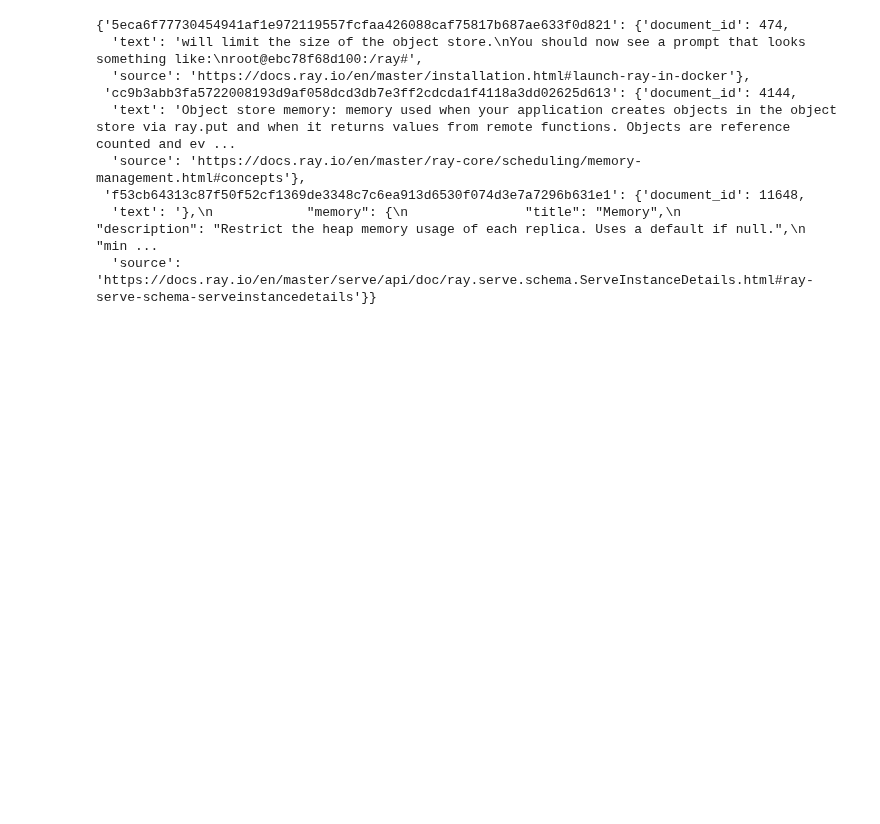
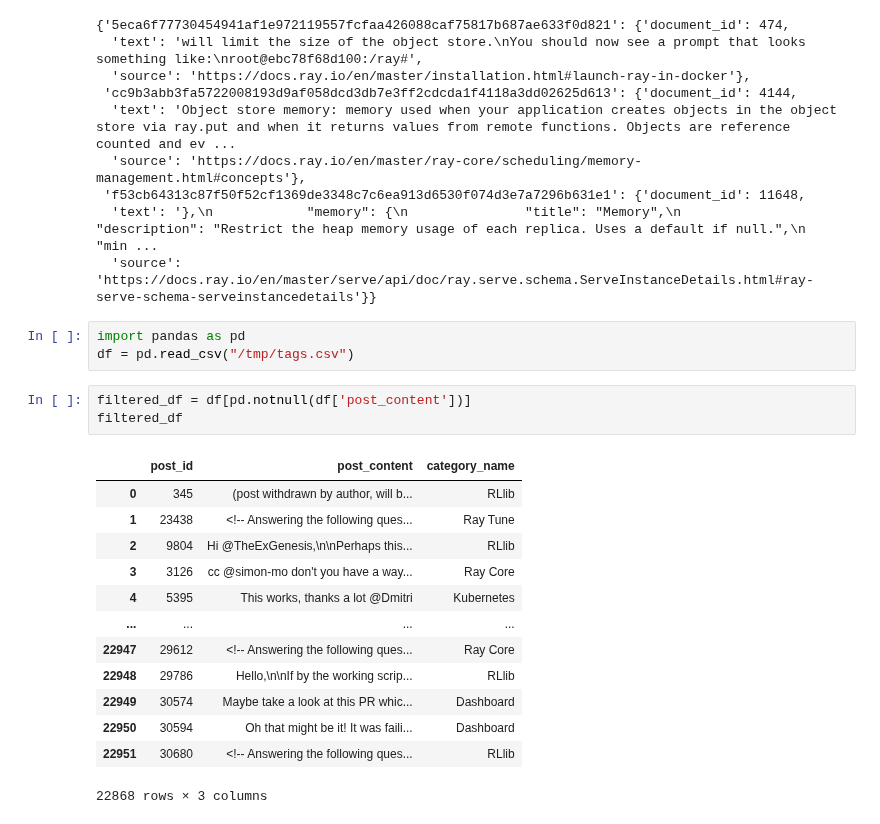
Before and after one commit to ray-project/llm-applications, a Jupyter notebook: notebooks/logging.ipynb, the cells around one changed output. Cells and saved outputs as stored; diff of their text form; blank space fills up the shorter version.

```diff
--- a/notebooks/logging.ipynb
+++ b/notebooks/logging.ipynb
@@ -145,3 +145,23 @@ rank("", documents)
  'f53cb64313c87f50f52cf1369de3348c7c6ea913d6530f074d3e7a7296b631e1': {'document_id': 11648,
   'text': '},\n            "memory": {\n               "title": "Memory",\n               "description": "Restrict the heap memory usage of each replica. Uses a default if null.",\n               "min ...
   'source': 'https://docs.ray.io/en/master/serve/api/doc/ray.serve.schema.ServeInstanceDetails.html#ray-serve-schema-serveinstancedetails'}}
+# %%
+import pandas as pd
+df = pd.read_csv("/tmp/tags.csv")
+# %%
+filtered_df = df[pd.notnull(df['post_content'])]
+filtered_df
+# %% [output]
+|  | post_id | post_content | category_name |
+| 0 | 345 | (post withdrawn by author, will b... | RLlib |
+| 1 | 23438 | <!-- Answering the following ques... | Ray Tune |
+| 2 | 9804 | Hi @TheExGenesis,\n\nPerhaps this... | RLlib |
+| 3 | 3126 | cc @simon-mo don't you have a way... | Ray Core |
+| 4 | 5395 | This works, thanks a lot @Dmitri | Kubernetes |
+| ... | ... | ... | ... |
+| 22947 | 29612 | <!-- Answering the following ques... | Ray Core |
+| 22948 | 29786 | Hello,\n\nIf by the working scrip... | RLlib |
+| 22949 | 30574 | Maybe take a look at this PR whic... | Dashboard |
+| 22950 | 30594 | Oh that might be it! It was faili... | Dashboard |
+| 22951 | 30680 | <!-- Answering the following ques... | RLlib |
+22868 rows × 3 columns
```
Also changed, not shown: parts of 2 cells of this notebook.
